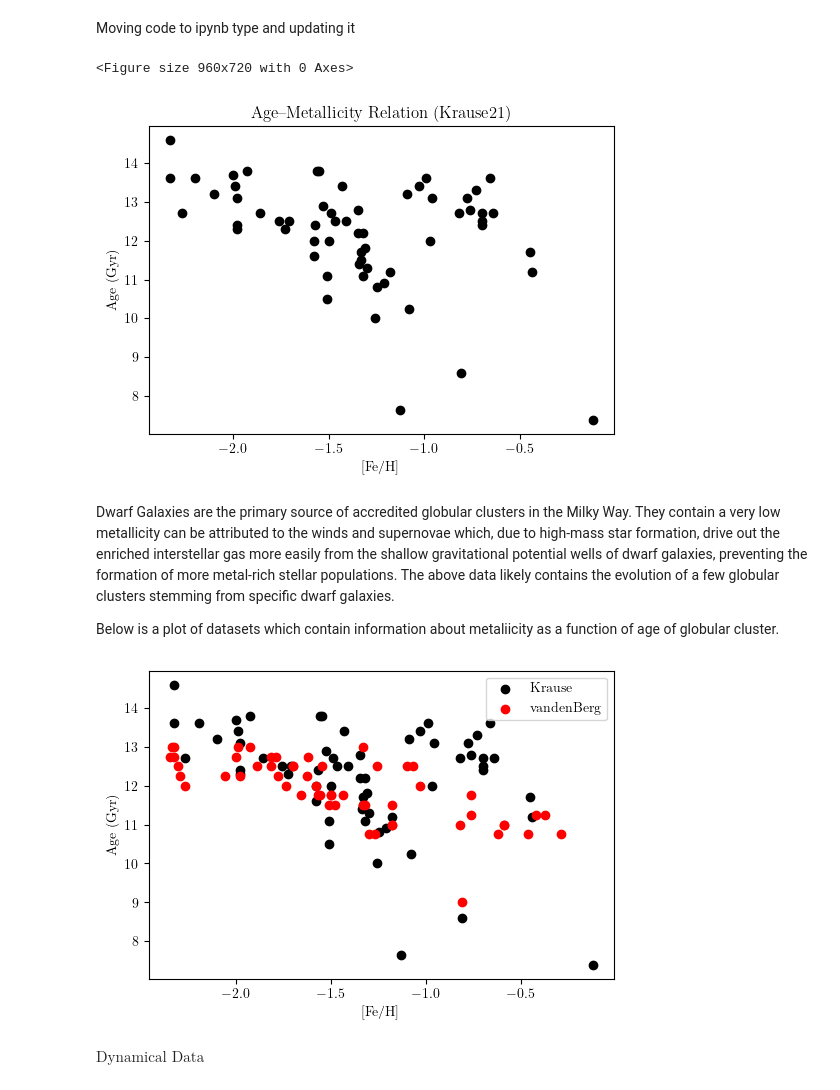
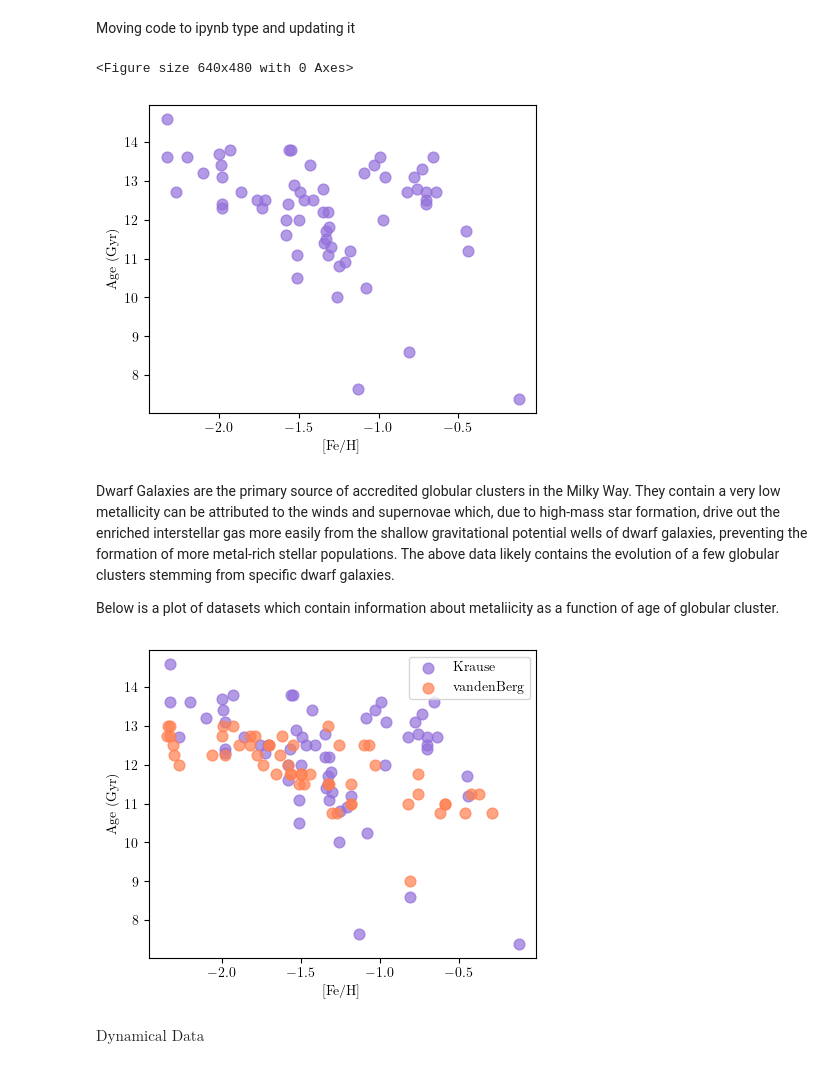
Before and after one commit to sleepdepr1ved/PHYS3116_Team, a Jupyter notebook: PHYS3116_Hassan.ipynb, the cells around one changed output. Drawn from its saved outputs; the diff is of its cells as text; code cells hidden in the pictures.

```diff
--- a/PHYS3116_Hassan.ipynb
+++ b/PHYS3116_Hassan.ipynb
@@ -3,38 +3,38 @@ Moving code to ipynb type and updating it
 # %%
 import pandas as pd
 import matplotlib.pyplot as plt
 plt.savefig("amr_plot.png", dpi=300, bbox_inches="tight")
 plt.rcParams['figure.dpi'] = 100
 plt.rcParams["text.usetex"] = False
 plt.rcParams["mathtext.fontset"] = "cm"
 plt.rcParams["font.family"] = "serif"
 plt.rcParams.update({
     "text.usetex": True,
     "font.family": "serif",
     "font.serif": ["Computer Modern"],
 })
 
 # Analysing [Fe/H] vs. Age data for Krause dataset
 
 # Obtaining data-set and taking each column separately
 krause = pd.read_csv(r"C:\Users\HassanNoun\OneDrive - UNSW\Desktop\PHYS3116\Group Assessment\GitHubClone_PHYS3116\PHYS3116_Team\Krause21.csv")
 ages = krause["Age"]        # cluster ages
 feh  = krause["FeH"]        # metallicities
 mass = krause["Mstar"]      # stellar mass
 rh   = krause["rh"]         # half-light radius
 c5   = krause["C5"]         # concentration
 names = krause["Object"]    # cluster names
 
 # Plotting as a scatter plot
-plt.figure(figsize=(6,4))
-plt.scatter(feh, ages, color='black')
+plt.figure(figsize=(5,4))
+plt.scatter(feh, ages, c='mediumpurple', alpha=0.7, s=60)
 plt.xlabel("[Fe/H]")
 plt.ylabel("Age (Gyr)")
-plt.title("Age–Metallicity Relation (Krause21)")
+#plt.title("Age–Metallicity Relation (Krause21)")
 plt.show()
 # %% [output]
-<Figure size 960x720 with 0 Axes>
+<Figure size 640x480 with 0 Axes>
-[figure, old version]
+[figure, new version]
 # %% [markdown]
 Dwarf Galaxies are the primary source of accredited globular clusters in the Milky Way. They contain a very low metallicity can be attributed to the winds and supernovae which, due to high-mass star formation, drive out the enriched interstellar gas more easily from the shallow gravitational potential wells of dwarf galaxies, preventing the formation of more metal-rich stellar populations. The above data likely contains the evolution of a few globular clusters stemming from specific dwarf galaxies.
 
@@ -44,15 +44,15 @@ vberg = pd.read_csv(r"C:\Users\HassanNoun\OneDrive - UNSW\Desktop\PHYS3116\Group
 ages_v = vberg["Age"]
 feh_v  = vberg["FeH"]
 
-plt.figure(figsize=(6,4))
-plt.scatter(feh, ages, color='black', label="Krause")
-plt.scatter(vberg["FeH"], vberg["Age"], color='red', label="vandenBerg")
+plt.figure(figsize=(5,4))
+plt.scatter(feh, ages, c='mediumpurple', alpha=0.7, s=60, label="Krause")
+plt.scatter(vberg["FeH"], vberg["Age"], c='coral', alpha=0.7, s=60, label="vandenBerg")
 plt.xlabel("[Fe/H]")
 plt.ylabel("Age (Gyr)")
 plt.legend()
 plt.show()
 # %% [output]
-[figure, old version]
+[figure, new version]
 # %% [markdown]
 $\text{Dynamical Data}$
 # %% [markdown]
```
Also changed, not shown: parts of 1 cell of this notebook.
